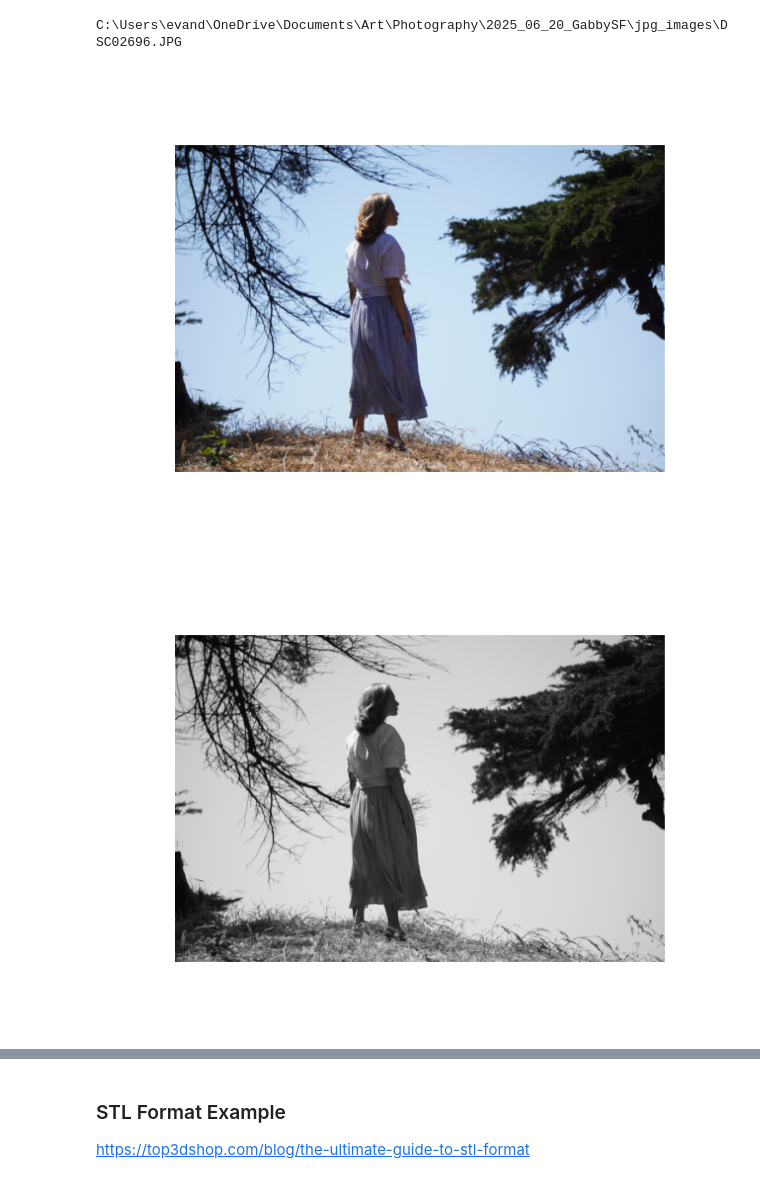
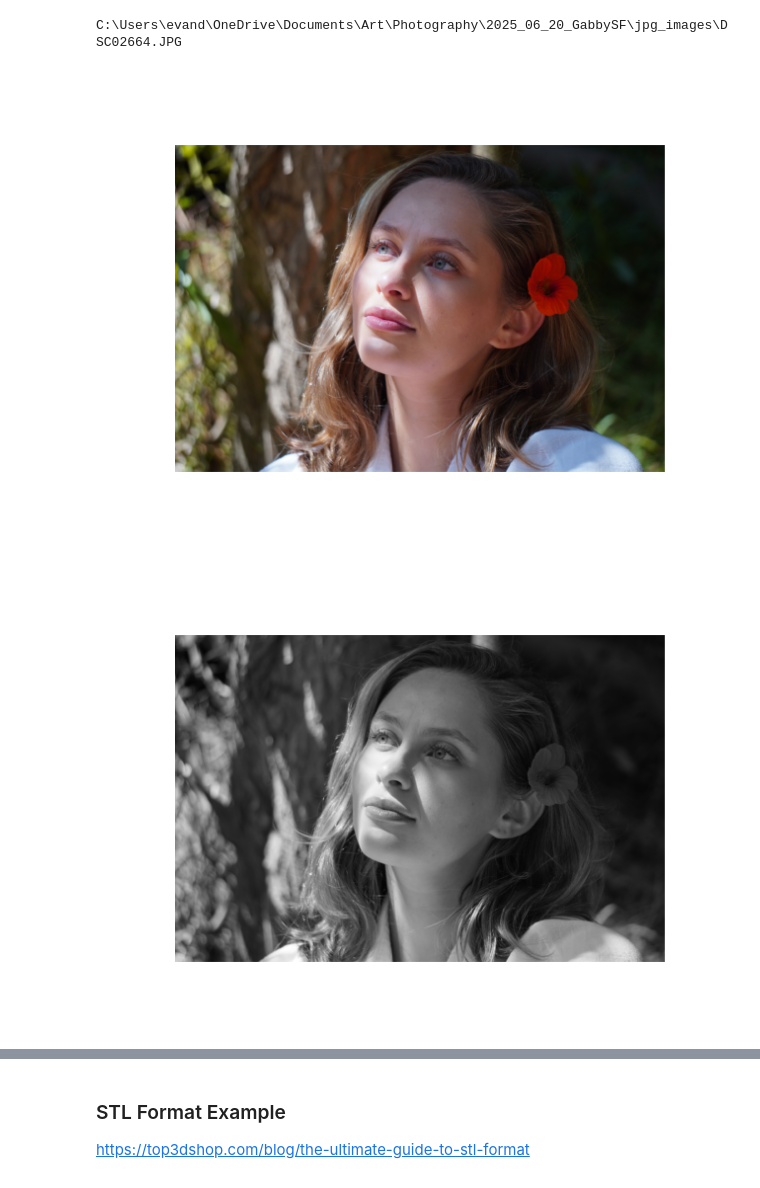
Before and after one commit to edgrant3/im2stl, a Jupyter notebook: rgb23D.ipynb, the cells around one changed output, grey strips where cells are left out. Cells and saved outputs as stored; diff of their text form; code cells hidden in the pictures.

```diff
--- a/rgb23D.ipynb
+++ b/rgb23D.ipynb
@@ -14,20 +14,22 @@ def show_img(img, cmap=None):
 # %%
 # Load in image with openCV
 image_path = r'C:\Users\evand\OneDrive\Documents\Art\Photography\2025_06_20_GabbySF\jpg_images\DSC02696.JPG'
+image_path = r'C:\Users\evand\OneDrive\Documents\Art\Photography\2025_06_20_GabbySF\jpg_images\DSC03002.JPG'
+image_path = r"C:\Users\evand\OneDrive\Documents\Art\Photography\2025_06_20_GabbySF\jpg_images\DSC02664.JPG"
 image_path = image_path.replace("\\\\", os.sep)
 
 print(image_path)
 
 img_bgr = cv2.imread(image_path)
 img_rgb = cv2.cvtColor(img_bgr, cv2.COLOR_BGR2RGB)
 img_gry = cv2.cvtColor(img_bgr, cv2.COLOR_BGR2GRAY)
 
 show_img(img_rgb)
 show_img(img_gry, cmap='gray')
 # %% [output]
-C:\Users\evand\OneDrive\Documents\Art\Photography\2025_06_20_GabbySF\jpg_images\DSC02696.JPG
+C:\Users\evand\OneDrive\Documents\Art\Photography\2025_06_20_GabbySF\jpg_images\DSC02664.JPG
-[figure, old version]
+[figure, new version]
-[figure, old version]
+[figure, new version]
 # %%
 # Set crucial parameters
 layer_height = 0.16 # mm
```
Also changed, not shown: parts of 11 cells of this notebook.
